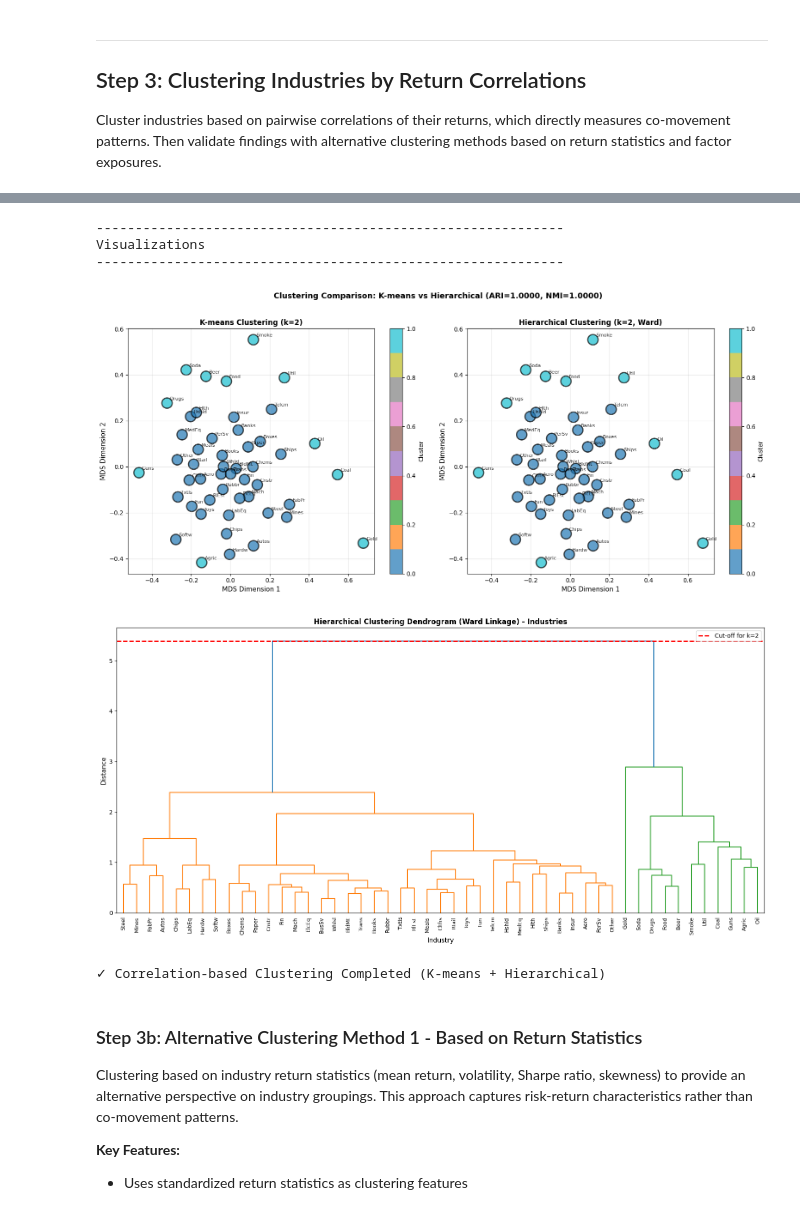
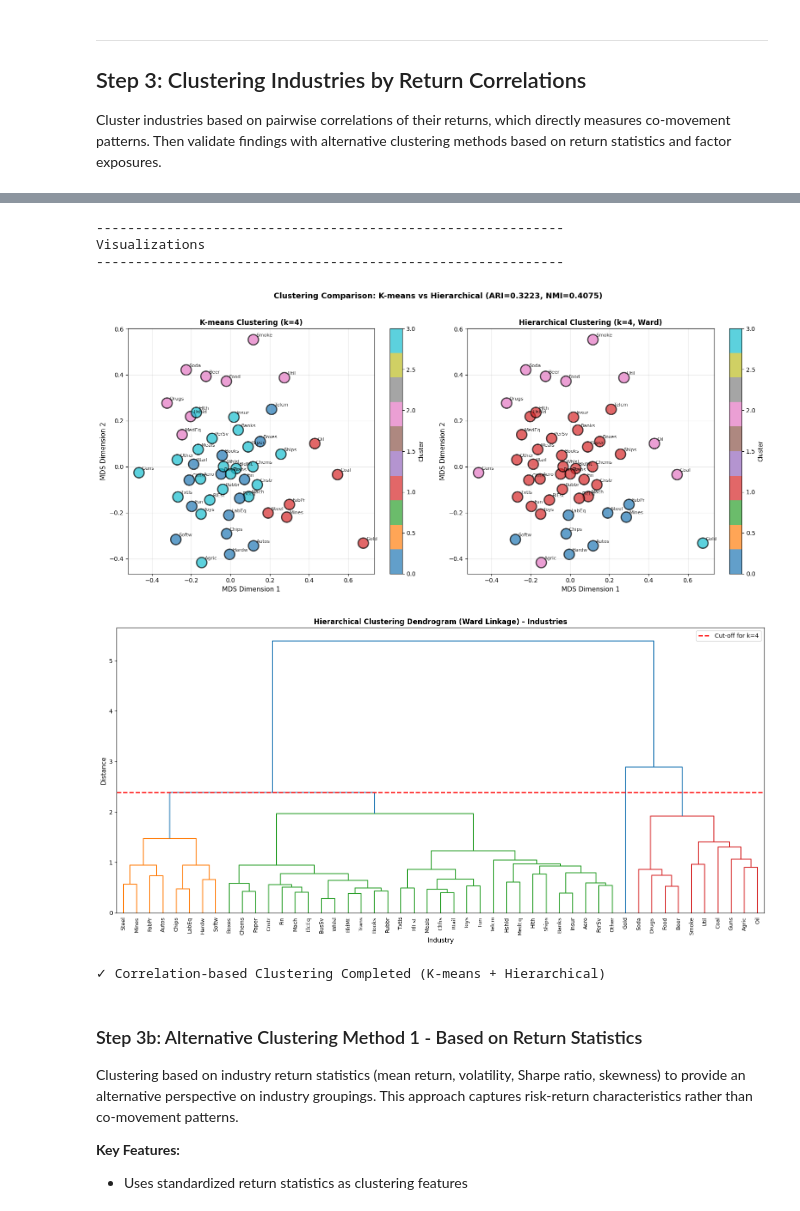
Before and after one commit to mscmsc-ops/Big_data, a Jupyter notebook: Main.ipynb, the cells around one changed output, grey strips where cells are left out. Saved outputs shown, nothing was run; the diff lists cells and outputs as text; code cells hidden in the pictures.

```diff
--- a/Main.ipynb
+++ b/Main.ipynb
@@ -667,9 +691,9 @@ print("-"*60)
 linkage_matrix_corr = linkage(corr_distance, method='ward')
 
 # Extract clusters from hierarchy
-hierarchical_labels_corr = fcluster(linkage_matrix_corr, optimal_k, criterion='maxclust') - 1
+hierarchical_labels_corr = fcluster(linkage_matrix_corr, optimal_k_3a, criterion='maxclust') - 1
 
-print(f"\nHierarchical Clustering (k={optimal_k}, Ward linkage)")
+print(f"\nHierarchical Clustering (k={optimal_k_3a}, Ward linkage)")
 print(f"Industries per cluster: {np.bincount(hierarchical_labels_corr)}")
 
 # Create cluster assignment for hierarchical clustering
@@ -685,7 +709,7 @@ print(cluster_counts_hierarchical)
 
 # Display industries in each cluster
 print(f"\nDetailed Hierarchical Cluster Assignment:")
-for cluster_id in range(optimal_k):
+for cluster_id in range(optimal_k_3a):
     industries_in_cluster = industry_clusters_hierarchical_corr[
         industry_clusters_hierarchical_corr['Correlation_Cluster'] == cluster_id
     ]['Industry'].tolist()
@@ -778,7 +804,7 @@ for j, txt in enumerate(industry_columns):
                 xytext=(5, 5), textcoords='offset points')
 ax1.set_xlabel('MDS Dimension 1', fontsize=11)
 ax1.set_ylabel('MDS Dimension 2', fontsize=11)
-ax1.set_title(f'K-means Clustering (k={optimal_k})', fontsize=12, fontweight='bold')
+ax1.set_title(f'K-means Clustering (k={optimal_k_3a})', fontsize=12, fontweight='bold')
 plt.colorbar(scatter1, ax=ax1, label='Cluster')
 ax1.grid(True, alpha=0.3)
 
@@ -786,38 +812,38 @@ ax1.grid(True, alpha=0.3)
 scatter2 = ax2.scatter(mds_positions[:, 0], mds_positions[:, 1],
                        c=hierarchical_labels_corr, cmap='tab10', s=300, alpha=0.7, edgecolors='black', linewidth=2)
 for j, txt in enumerate(industry_columns):
     ax2.annotate(txt, (mds_positions[j, 0], mds_positions[j, 1]), fontsize=8, alpha=0.8,
                 xytext=(5, 5), textcoords='offset points')
 ax2.set_xlabel('MDS Dimension 1', fontsize=11)
 ax2.set_ylabel('MDS Dimension 2', fontsize=11)
-ax2.set_title(f'Hierarchical Clustering (k={optimal_k}, Ward)', fontsize=12, fontweight='bold')
+ax2.set_title(f'Hierarchical Clustering (k={optimal_k_3a}, Ward)', fontsize=12, fontweight='bold')
 plt.colorbar(scatter2, ax=ax2, label='Cluster')
 ax2.grid(True, alpha=0.3)
 
 plt.suptitle(f'Clustering Comparison: K-means vs Hierarchical (ARI={ari_score:.4f}, NMI={nmi_score:.4f})',
              fontsize=13, fontweight='bold', y=1.02)
 plt.tight_layout()
 plt.show()
 
 # Dendrogram for hierarchical clustering
 fig, ax = plt.subplots(figsize=(16, 8))
 dendrogram(linkage_matrix_corr, labels=industry_columns, leaf_font_size=9,
-           color_threshold=linkage_matrix_corr[-optimal_k+1, 2], ax=ax)
+           color_threshold=linkage_matrix_corr[-optimal_k_3a+1, 2], ax=ax)
 ax.set_title('Hierarchical Clustering Dendrogram (Ward Linkage) - Industries', fontsize=12, fontweight='bold')
 ax.set_xlabel('Industry', fontsize=11)
 ax.set_ylabel('Distance', fontsize=11)
-ax.axhline(y=linkage_matrix_corr[-optimal_k+1, 2], color='red', linestyle='--', linewidth=2, label=f'Cut-off for k={optimal_k}')
+ax.axhline(y=linkage_matrix_corr[-optimal_k_3a+1, 2], color='red', linestyle='--', linewidth=2, label=f'Cut-off for k={optimal_k_3a}')
 ax.legend()
 plt.tight_layout()
 plt.show()
 
 print("\n✓ Correlation-based Clustering Completed (K-means + Hierarchical)")
 # %% [output]
 ------------------------------------------------------------
 Visualizations
 ------------------------------------------------------------
-[figure, old version]
+[figure, new version]
-[figure, old version]
+[figure, new version]
 ✓ Correlation-based Clustering Completed (K-means + Hierarchical)
 # %% [markdown]
 ### Step 3b: Alternative Clustering Method 1 - Based on Return Statistics
```
Also changed, not shown: parts of 11 cells of this notebook, 3 other files.
